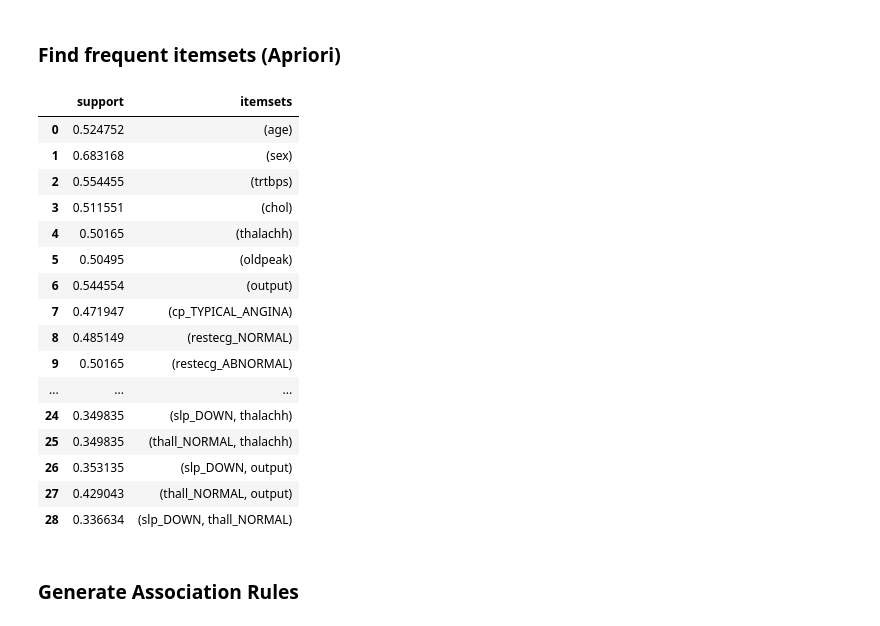
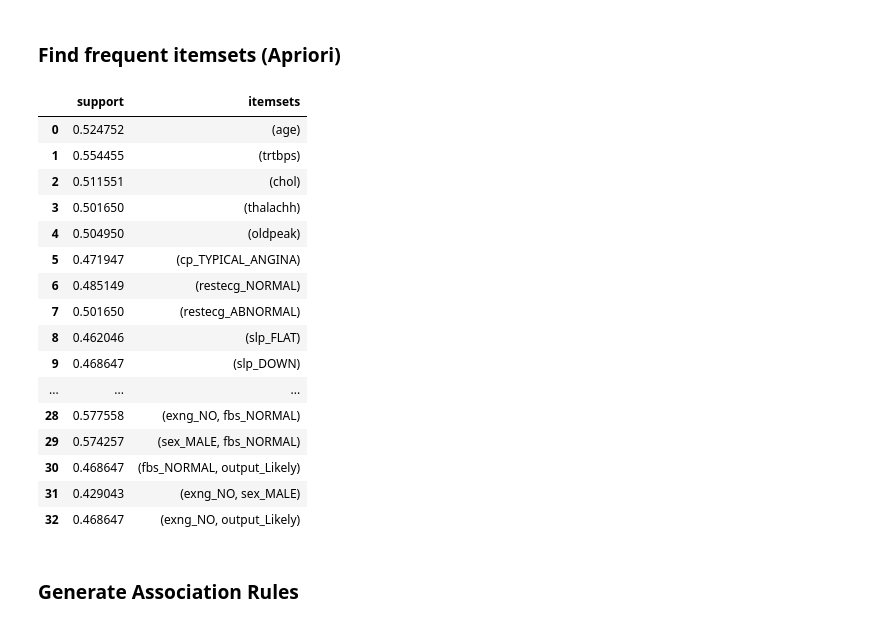
Before and after one commit to marbrex/tiw-data-analysis-project, a Jupyter notebook: heart-attack-prediction-and-analysis.ipynb, the cells around one changed output. Drawn from its saved outputs; the diff is of its cells as text; code cells hidden in the pictures.

```diff
--- a/heart-attack-prediction-and-analysis.ipynb
+++ b/heart-attack-prediction-and-analysis.ipynb
@@ -1076,14 +1076,18 @@ Once optimal hyperparameters found for each classifier and after evaluating fina
 # Copy
 df_encoded = df.copy()
 df_encoded = df_encoded.drop(columns='caa')
-df_encoded[TARGET] = df_encoded[TARGET].astype('boolean')
 nb_rows = len(df.index)
 
+# Mapping (Column_Names <-> Value_Enum)
 categorical_enums = {
     'cp': ChestPain,
     'restecg': ECG,
     'slp': Slope,
-    'thall': Thalassemia
+    'thall': Thalassemia,
+    'fbs': BloodSugarLevel,
+    'exng': ExerciseInducedAngina,
+    'sex': Sex,
+    'output': HeartAttack
 }
 
 # Init columns and fill with 'False'
@@ -1103,15 +1107,11 @@ for col_name, series in df_encoded.items():
         col_median = df_encoded[col_name].median()
         df_encoded[col_name] = df_encoded[col_name].transform(lambda x: x >= col_median)
 
-    # CATEGORICAL, Not Binary (create new column for each category)
+    # CATEGORICAL (create new column for each category)
     elif col_name in categorical_enums.keys():
         for idx, val in series.items():
             new_col_name = col_name + '_' + categorical_enums[col_name](val).name
             columns_to_add[new_col_name][idx] = True
-
-    # CATEGORICAL, Binary (transform 'integer' to 'boolean' type)
-    elif col_name in CATEGORICAL:
-        df_encoded[col_name] = df_encoded[col_name].astype('boolean')
 
 # Add newly created categorical columns to the DataFrame
 for col_name, col_list in columns_to_add.items():
@@ -1140,27 +1140,27 @@ display(df_encoded)
 <a name="association-analysis-find-frequent-itemsets-apriori"></a>
 ### Find frequent itemsets (Apriori)
 # %%
-freq_itemsets = apriori(df_encoded, min_support=0.33, use_colnames=True)
+freq_itemsets = apriori(df_encoded, min_support=0.4, use_colnames=True)
 
 display(freq_itemsets)
 # %% [output]
 |  | support | itemsets |
 | 0 | 0.524752 | (age) |
-| 1 | 0.683168 | (sex) |
-| 2 | 0.554455 | (trtbps) |
-| 3 | 0.511551 | (chol) |
-| 4 | 0.50165 | (thalachh) |
-| 5 | 0.50495 | (oldpeak) |
-| 6 | 0.544554 | (output) |
-| 7 | 0.471947 | (cp_TYPICAL_ANGINA) |
-| 8 | 0.485149 | (restecg_NORMAL) |
-| 9 | 0.50165 | (restecg_ABNORMAL) |
+| 1 | 0.554455 | (trtbps) |
+| 2 | 0.511551 | (chol) |
+| 3 | 0.501650 | (thalachh) |
+| 4 | 0.504950 | (oldpeak) |
+| 5 | 0.471947 | (cp_TYPICAL_ANGINA) |
+| 6 | 0.485149 | (restecg_NORMAL) |
+| 7 | 0.501650 | (restecg_ABNORMAL) |
+| 8 | 0.462046 | (slp_FLAT) |
+| 9 | 0.468647 | (slp_DOWN) |
 | ... | ... | ... |
-| 24 | 0.349835 | (slp_DOWN, thalachh) |
-| 25 | 0.349835 | (thall_NORMAL, thalachh) |
-| 26 | 0.353135 | (slp_DOWN, output) |
-| 27 | 0.429043 | (thall_NORMAL, output) |
-| 28 | 0.336634 | (slp_DOWN, thall_NORMAL) |
+| 28 | 0.577558 | (exng_NO, fbs_NORMAL) |
+| 29 | 0.574257 | (sex_MALE, fbs_NORMAL) |
+| 30 | 0.468647 | (fbs_NORMAL, output_Likely) |
+| 31 | 0.429043 | (exng_NO, sex_MALE) |
+| 32 | 0.468647 | (exng_NO, output_Likely) |
 # %% [markdown]
 <a name="association-analysis-generate-association-rules"></a>
 ### Generate Association Rules
```
Also changed, not shown: parts of 6 cells of this notebook, 1 other file.
